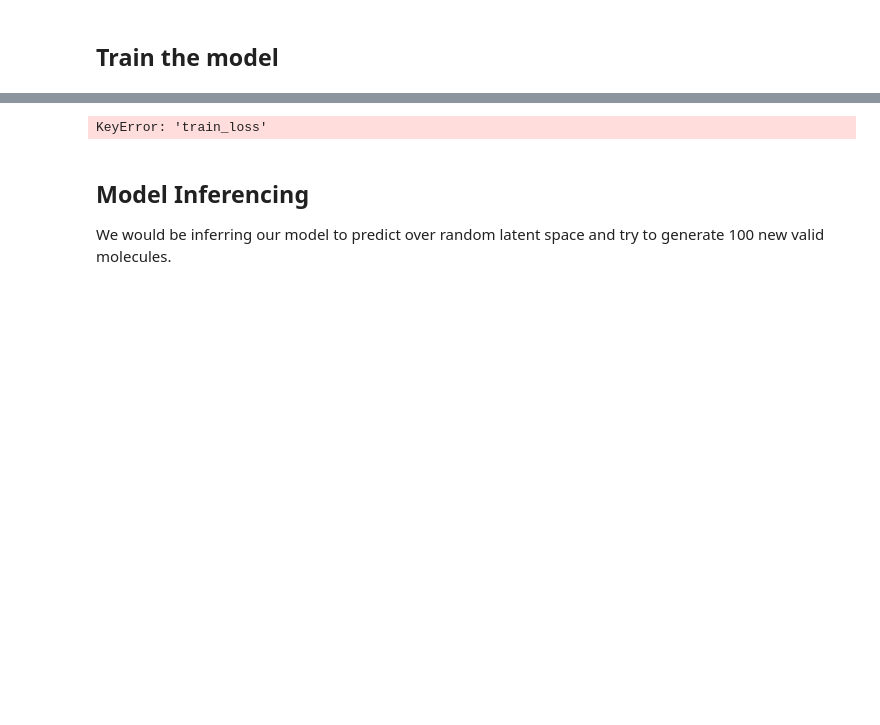
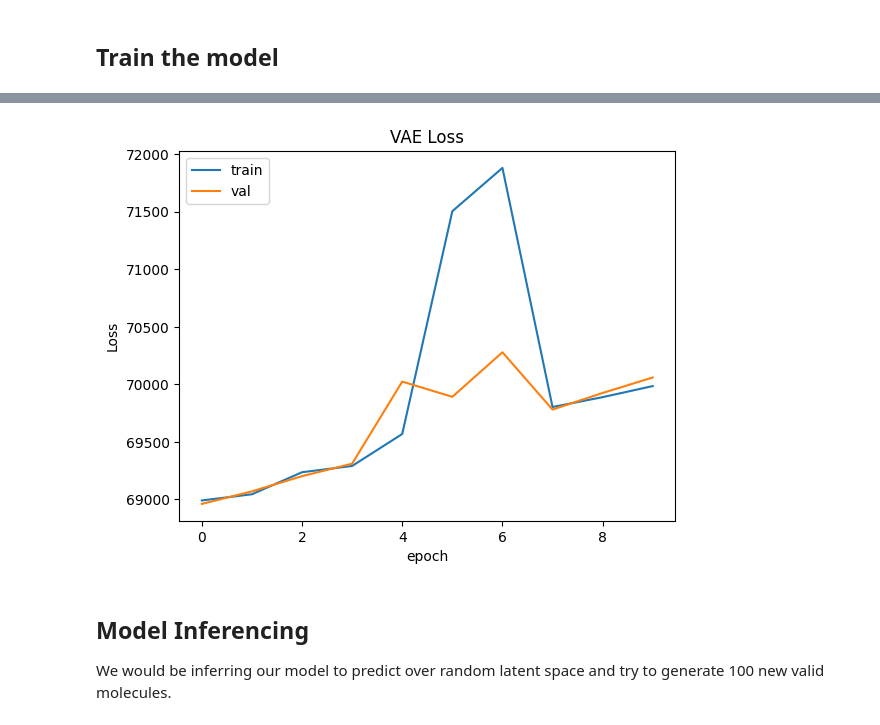
Before and after one commit to rushichavda/Drug-Discovery, a Jupyter notebook: drug-molecule-generation-with-vae.ipynb, the cells around one changed output, grey strips where cells are left out. Drawn from its saved outputs; the diff is of its cells as text; code cells hidden in the pictures; blank space fills up the shorter version.

```diff
--- a/drug-molecule-generation-with-vae.ipynb
+++ b/drug-molecule-generation-with-vae.ipynb
@@ -84,4 +84,4 @@ accessibility score) and **QED** (Qualitative Estimate of Drug-likeness).
 df = pd.read_csv(r"dataset\250k_rndm_zinc_drugs_clean_3.csv")
 df['smiles'] = df['smiles'].apply(lambda s: s.replace('\n', ''))
 df.head()
-df = df[:100].copy()
+df = df[:1000].copy()
@@ -674,6 +681,6 @@ model = MoleculeGenerator(encoder,
 model.compile(vae_optimizer)
 
 history = model.fit(train_loader,
-                    epochs=5,
+                    epochs=10,
                     validation_data=validation_loader)
 # %% [output]
@@ -690,13 +707,13 @@ Epoch 5/5
 # %%
-plt.plot(history.history['train_loss'])
-# plt.plot(history.history['val_loss'])
+plt.plot(history.history['train_total_loss'])
+plt.plot(history.history['val_val_total_loss'])
 plt.title('VAE Loss')
 plt.ylabel('Loss')
 plt.xlabel('epoch')
 plt.legend(['train', 'val'], loc='upper left')
 plt.show()
 # %% [output]
-KeyError: 'train_loss'
+[figure, added]
 # %% [markdown]
 ## Model Inferencing
 
```
Also changed, not shown: parts of 3 cells of this notebook.
